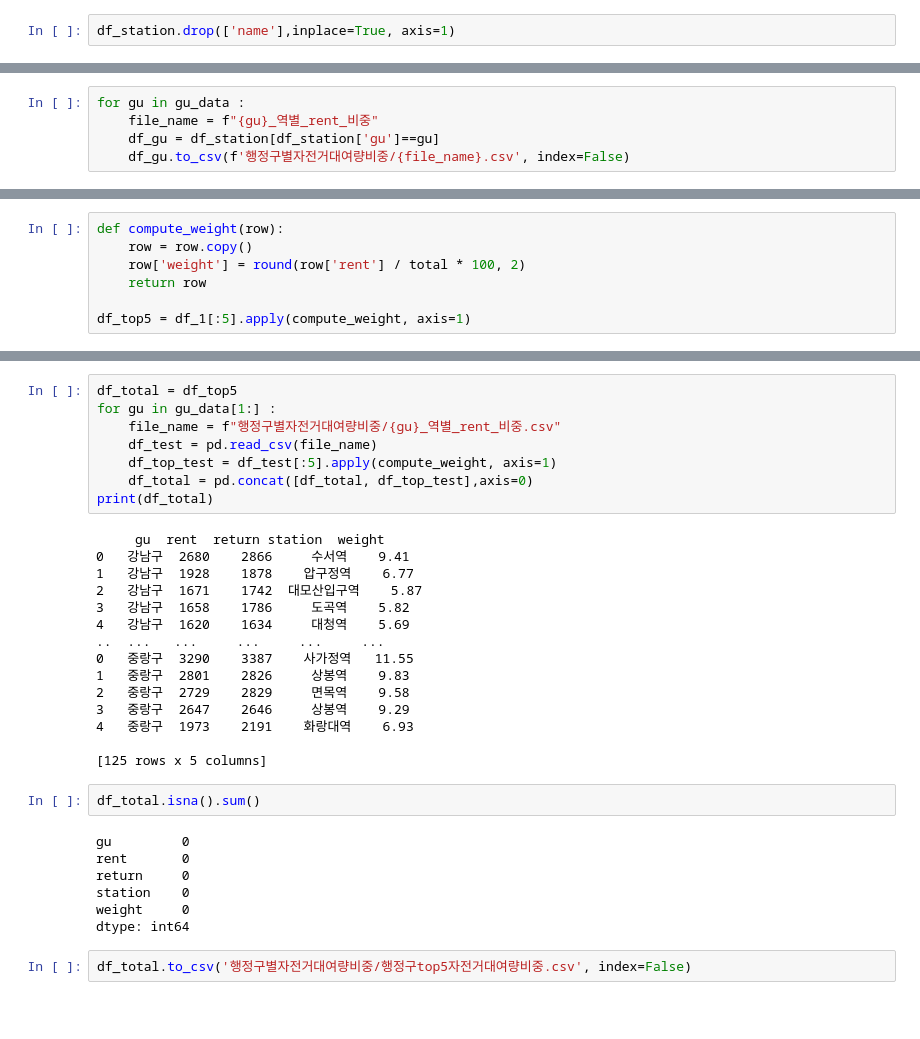
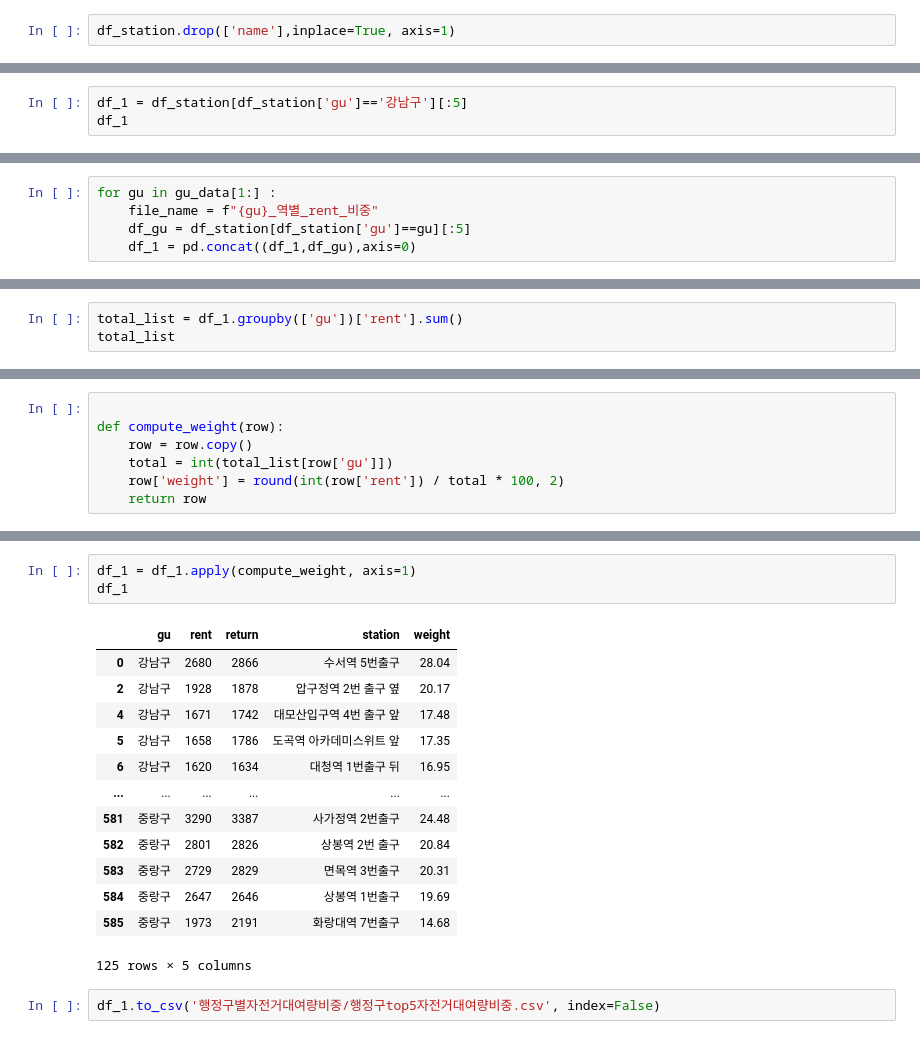
Before and after one commit to devna0111/FlowCast, a Jupyter notebook: Data_Preprocessing/공공자전거 대여량 역 기준 행정구 탑 5 비중.ipynb, the cells around one changed output, grey strips where cells are left out. Drawn from its saved outputs; the diff is of its cells as text; blank space fills up the shorter version.

```diff
--- a/Data_Preprocessing/공공자전거 대여량 역 기준 행정구 탑 5 비중.ipynb
+++ b/Data_Preprocessing/공공자전거 대여량 역 기준 행정구 탑 5 비중.ipynb
@@ -167 +167,4 @@ df_station
 404 rows × 4 columns
+# %%
+df_1 = df_station[df_station['gu']=='강남구'][:5]
+df_1
@@ -168,5 +178,5 @@ df_station
 # %%
-for gu in gu_data :
+for gu in gu_data[1:] :
     file_name = f"{gu}_역별_rent_비중"
-    df_gu = df_station[df_station['gu']==gu]
-    df_gu.to_csv(f'행정구별자전거대여량비중/{file_name}.csv', index=False)
+    df_gu = df_station[df_station['gu']==gu][:5]
+    df_1 = pd.concat((df_1,df_gu),axis=0)
@@ -172,0 +219,3 @@ for gu in gu_data :
+# %%
+total_list = df_1.groupby(['gu'])['rent'].sum()
+total_list
@@ -173,7 +224,7 @@ for gu in gu_data :
 # %%
+
 def compute_weight(row):
     row = row.copy()
-    row['weight'] = round(row['rent'] / total * 100, 2)
+    total = int(total_list[row['gu']])
+    row['weight'] = round(int(row['rent']) / total * 100, 2)
     return row
-
-df_top5 = df_1[:5].apply(compute_weight, axis=1)
@@ -189,34 +231,19 @@ df_top5
-# %%
-df_total = df_top5
-for gu in gu_data[1:] :
-    file_name = f"행정구별자전거대여량비중/{gu}_역별_rent_비중.csv"
-    df_test = pd.read_csv(file_name)
-    df_top_test = df_test[:5].apply(compute_weight, axis=1)
-    df_total = pd.concat([df_total, df_top_test],axis=0)
-print(df_total)
-# %% [output]
-     gu  rent  return station  weight
-0   강남구  2680    2866     수서역    9.41
-1   강남구  1928    1878    압구정역    6.77
-2   강남구  1671    1742  대모산입구역    5.87
-3   강남구  1658    1786     도곡역    5.82
-4   강남구  1620    1634     대청역    5.69
-..  ...   ...     ...     ...     ...
-0   중랑구  3290    3387    사가정역   11.55
-1   중랑구  2801    2826     상봉역    9.83
-2   중랑구  2729    2829     면목역    9.58
-3   중랑구  2647    2646     상봉역    9.29
-4   중랑구  1973    2191    화랑대역    6.93
-
-[125 rows x 5 columns]
-# %%
-df_total.isna().sum()
-# %% [output]
-gu         0
-rent       0
-return     0
-station    0
-weight     0
-dtype: int64
+# %%
+df_1 = df_1.apply(compute_weight, axis=1)
+df_1
+# %% [output]
+|  | gu | rent | return | station | weight |
+| 0 | 강남구 | 2680 | 2866 | 수서역 5번출구 | 28.04 |
+| 2 | 강남구 | 1928 | 1878 | 압구정역 2번 출구 옆 | 20.17 |
+| 4 | 강남구 | 1671 | 1742 | 대모산입구역 4번 출구 앞 | 17.48 |
+| 5 | 강남구 | 1658 | 1786 | 도곡역 아카데미스위트 앞 | 17.35 |
+| 6 | 강남구 | 1620 | 1634 | 대청역 1번출구 뒤 | 16.95 |
+| ... | ... | ... | ... | ... | ... |
+| 581 | 중랑구 | 3290 | 3387 | 사가정역 2번출구 | 24.48 |
+| 582 | 중랑구 | 2801 | 2826 | 상봉역 2번 출구 | 20.84 |
+| 583 | 중랑구 | 2729 | 2829 | 면목역 3번출구 | 20.31 |
+| 584 | 중랑구 | 2647 | 2646 | 상봉역 1번출구 | 19.69 |
+| 585 | 중랑구 | 1973 | 2191 | 화랑대역 7번출구 | 14.68 |
+125 rows × 5 columns
 # %%
-df_total.to_csv('행정구별자전거대여량비중/행정구top5자전거대여량비중.csv', index=False)
+df_1.to_csv('행정구별자전거대여량비중/행정구top5자전거대여량비중.csv', index=False)
```
Also changed, not shown: parts of 9 cells of this notebook, 38 other files.
